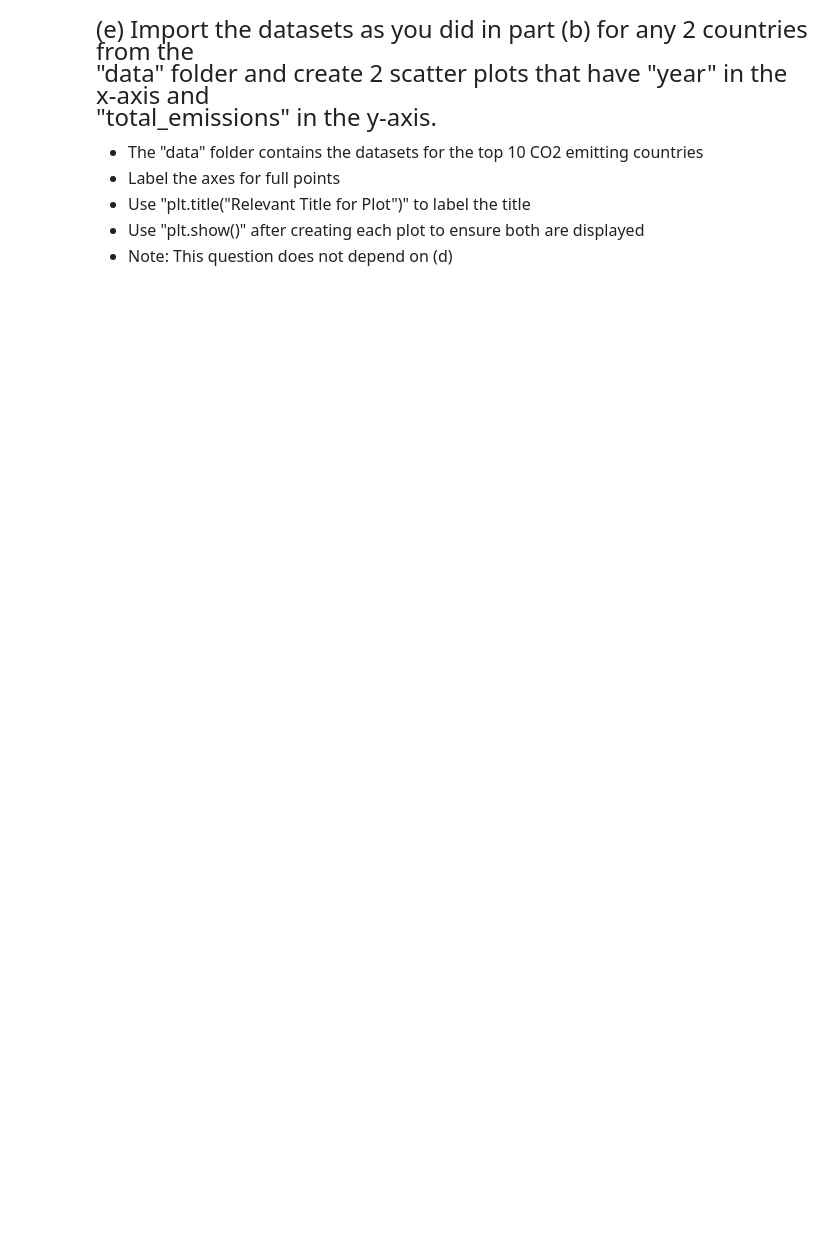
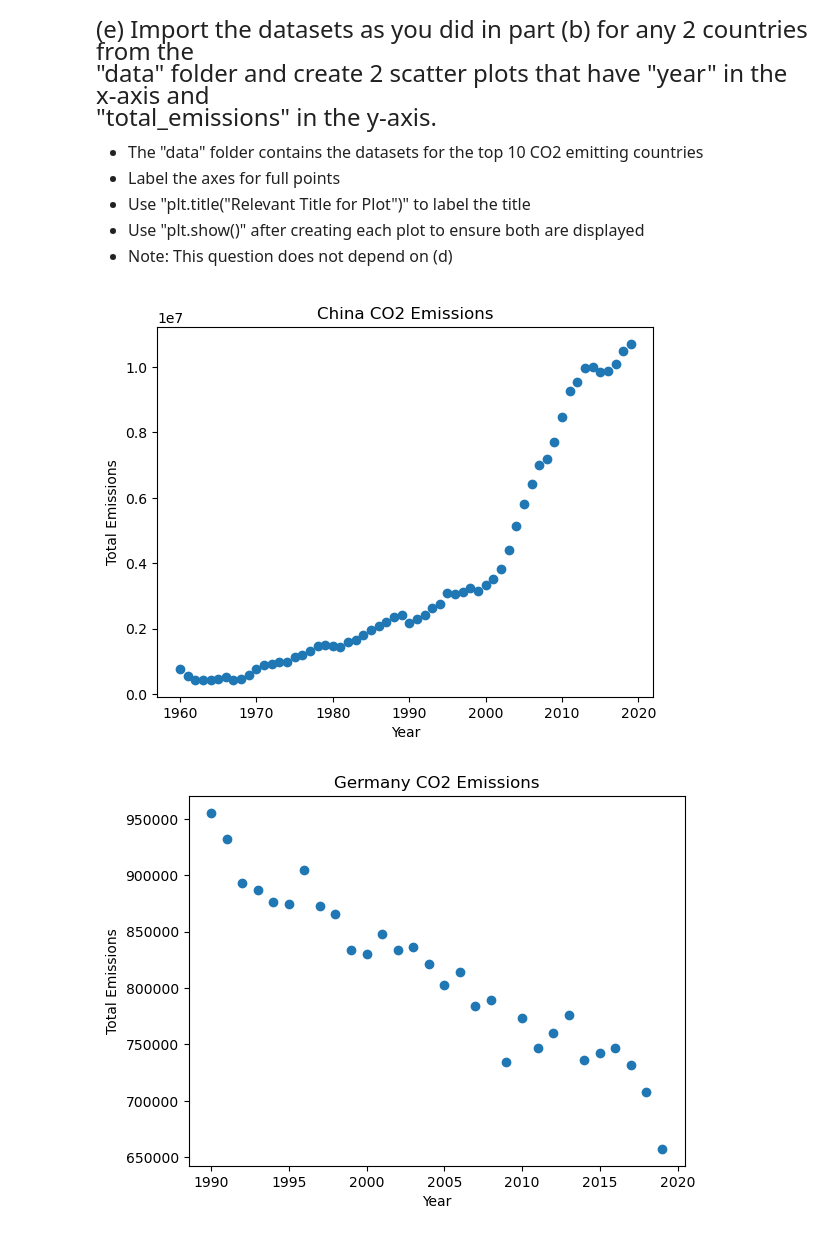
Before and after one commit to 1367565028/qtm151spring2025, a Jupyter notebook: Lecture 02/assignment2/assignment2/Assignment2.ipynb, the cells around one changed output. Cells and saved outputs as stored; diff of their text form; code cells hidden in the pictures; blank space fills up the shorter version.

```diff
--- a/Lecture 02/assignment2/assignment2/Assignment2.ipynb
+++ b/Lecture 02/assignment2/assignment2/Assignment2.ipynb
@@ -109,0 +119,23 @@ list_colors[2] will output "yellow"
+# %%
+# Write your answer
+
+# plot for china
+file1 = "data/china_co2_emissions.csv"
+CN_emissions = pd.read_csv(file1)
+plt.scatter(x=CN_emissions["year"], y=CN_emissions["total_emissions"])
+plt.xlabel("Year")
+plt.ylabel("Total Emissions")
+plt.title("China CO2 Emissions")
+plt.show()
+
+#plot for germany
+file2 = "data/germany_co2_emissions.csv"
+GER_emissions = pd.read_csv(file2)
+plt.scatter(x=GER_emissions["year"], y=GER_emissions["total_emissions"])
+plt.xlabel("Year")
+plt.ylabel("Total Emissions")
+plt.title("Germany CO2 Emissions")
+plt.show()
+# %% [output]
+[figure, added]
+[figure, added]
```
Also changed, not shown: parts of 4 cells of this notebook, 1 other file.
